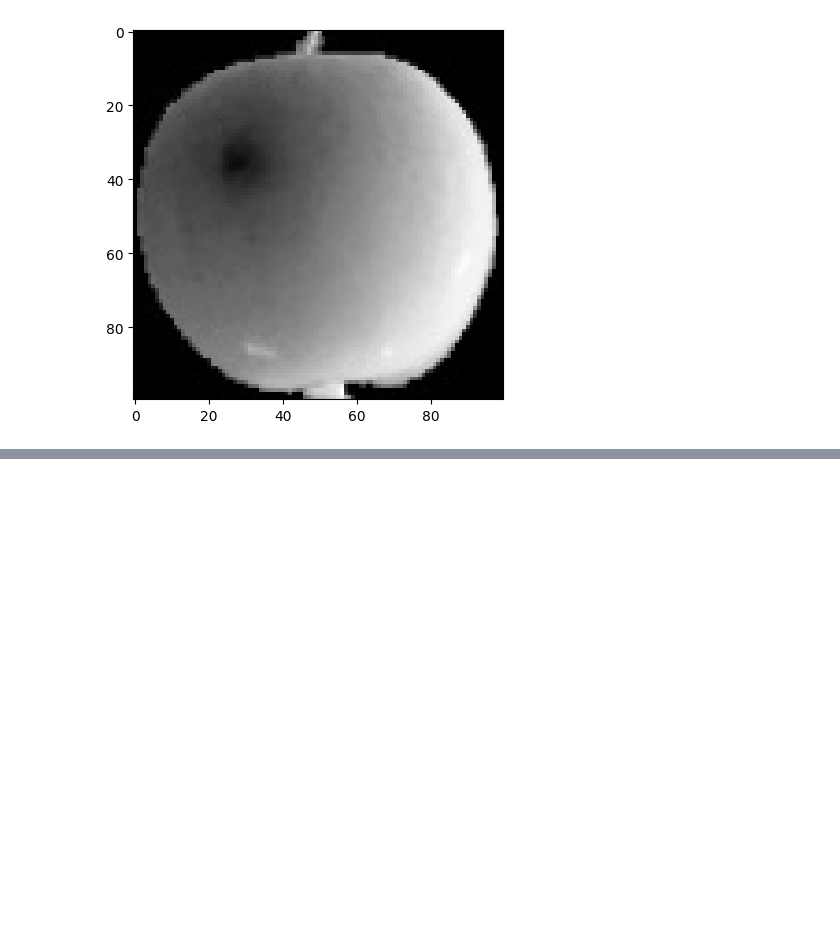
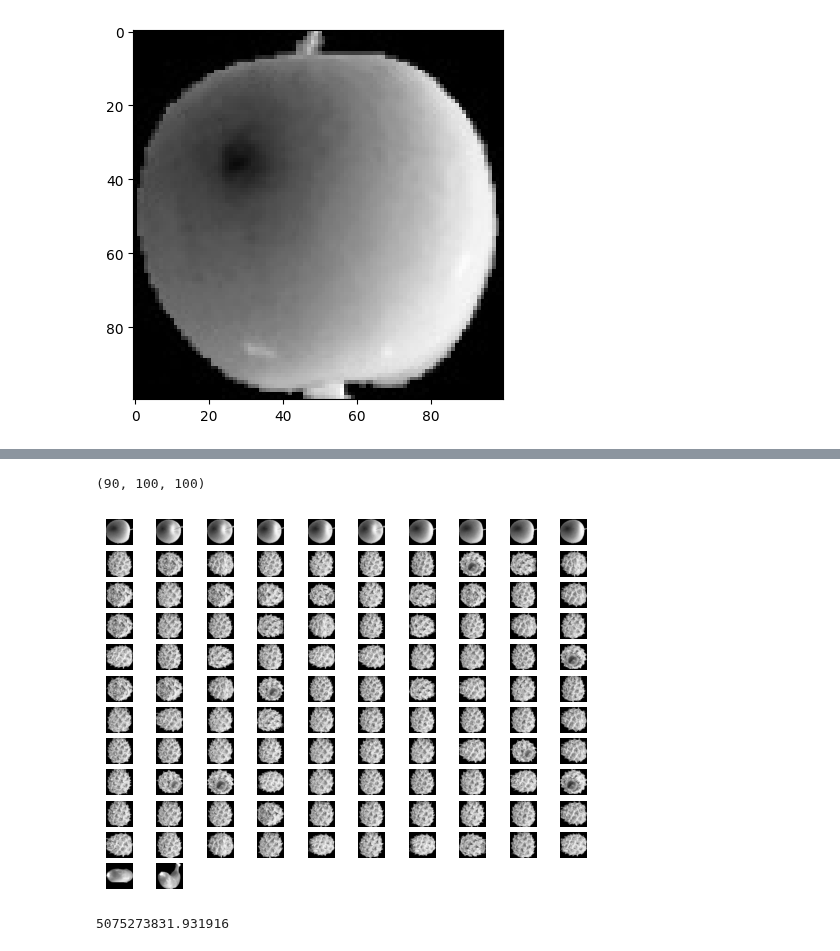
Before and after one commit to carookim/Python, a Jupyter notebook: pandas-data-analysis/part7/7.7_review2.ipynb, the cells around one changed output, grey strips where cells are left out. Cells and saved outputs as stored; diff of their text form; code cells hidden in the pictures; blank space fills up the shorter version.

```diff
--- a/pandas-data-analysis/part7/7.7_review2.ipynb
+++ b/pandas-data-analysis/part7/7.7_review2.ipynb
@@ -19,0 +99,38 @@ plt.show()
+# %%
+# 군집 2에 속한 데이터들 갯수 조회
+fruits[km.labels_ ==2].shape
+# 90개
+# %% [output]
+(90, 100, 100)
+# %%
+for i,apple in enumerate(fruits[km.labels_ == 0]):
+    plt.subplot(12,10,i+1)
+    plt.axis('off')
+    plt.imshow(apple,cmap = 'gray')
+
+    # 꼭 수치데이터가 아니더라도 활용이 가능하다는 점
+# %% [output]
+[figure, added]
+# %%
+# 최적의 k 값 찾기 : 엘보우
+# 엘보우(Elbow) 방법
+# 클러스터 수(k)를 정할 때 inertia_ 값을 이용해 시각화하는 기법이에요.
+# 여러 k값에 대해 inertia를 계산하고, 그래프로 그리면 “팔꿈치 모양”처럼 꺾이는 지점이 보이는데,
+# 그 지점이 적절한 클러스터 수(최적의 k값)를 나타냅니다.
+
+# 클러스터의 응집도(cohesion)를 측정하는 지표 : inertia_
+# 정의: 각 데이터 포인트와 자신이 속한 클러스터 중심점(centroid) 사이의 거리 제곱합.
+# 특징:
+# 값이 작을수록 같은 클러스터 안의 데이터들이 중심에 가깝게 모여 있어서 응집도가 높다고 판단.
+# 클러스터 수가 늘어나면 inertia_는 자연스레 감소 그래서 오른쪽 아래로 그래프가 내려가는 경향이 나온다.
+# 하지만 그중에서도 감소 폭이 증가하는 지점이 있는 데 그곳이 최적의 k 값
+
+# 거리기반에 평균을 구하기 때문에 이상치에 민감하다.
+# -> 스케일링 필수
+
+# 엘보우값에서 데이터 갯수가늘면 거리합이 저절로 느는게 아닌지
+# -> inertia는 절대값보다는 감소 폭을 보는 지표 ^
+
+km.inertia_
+# %% [output]
+5075273831.931916
```
Also changed, not shown: parts of 9 cells of this notebook, 3 other files.
